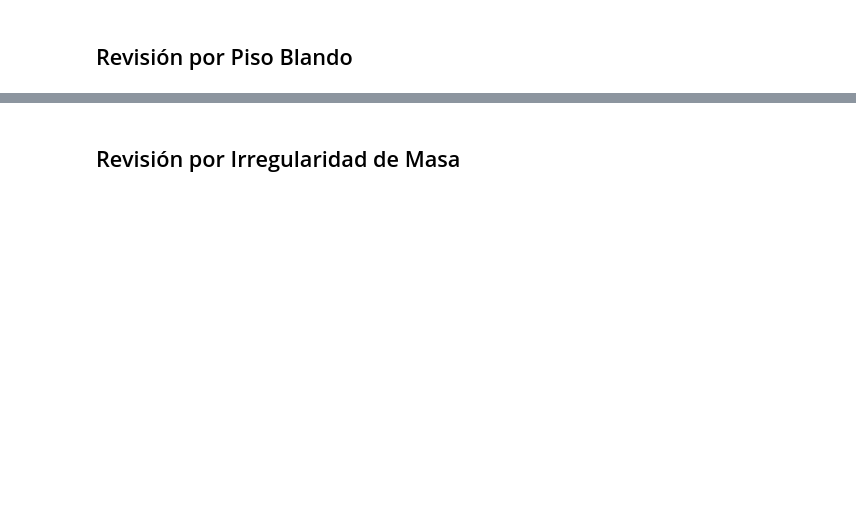
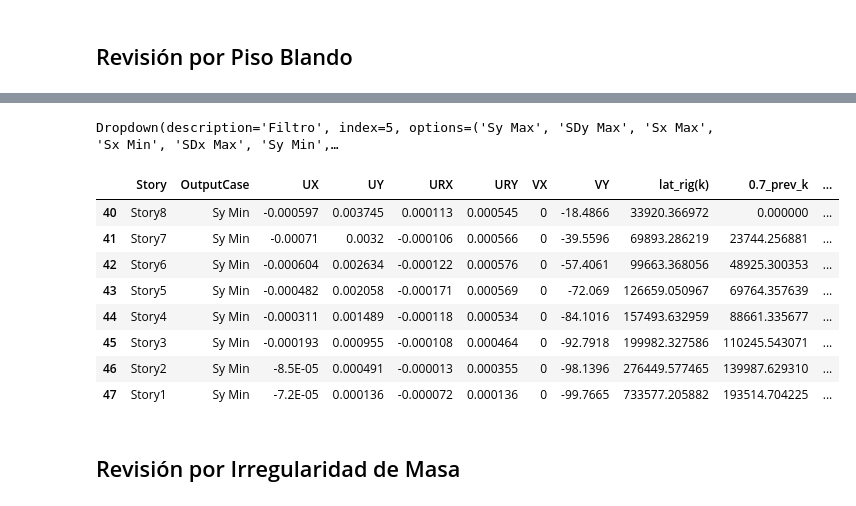
Before and after one commit to skyzizars/automatizacion_estructural, a Jupyter notebook: sismo_e030/sismo_etabs.ipynb, the cells around one changed output, grey strips where cells are left out. Drawn from its saved outputs; the diff is of its cells as text; code cells hidden in the pictures; blank space fills up the shorter version.

```diff
--- a/sismo_e030/sismo_etabs.ipynb
+++ b/sismo_e030/sismo_etabs.ipynb
@@ -133,3 +93,16 @@ sismo.piso_blando_table[sismo.piso_blando_table.OutputCase == 'Sy Min']
+# %%
+sis.show_table(sismo.piso_blando_table)
+# %% [output]
+Dropdown(description='Filtro', index=5, options=('Sy Max', 'SDy Max', 'Sx Max', 'Sx Min', 'SDx Max', 'Sy Min',…
+|  | Story | OutputCase | UX | UY | URX | URY | VX | VY | lat_rig(k) | 0.7_prev_k | ... |
+| 40 | Story8 | Sy Min | -0.000597 | 0.003745 | 0.000113 | 0.000545 | 0 | -18.4866 | 33920.366972 | 0.000000 | ... |
+| 41 | Story7 | Sy Min | -0.00071 | 0.0032 | -0.000106 | 0.000566 | 0 | -39.5596 | 69893.286219 | 23744.256881 | ... |
+| 42 | Story6 | Sy Min | -0.000604 | 0.002634 | -0.000122 | 0.000576 | 0 | -57.4061 | 99663.368056 | 48925.300353 | ... |
+| 43 | Story5 | Sy Min | -0.000482 | 0.002058 | -0.000171 | 0.000569 | 0 | -72.069 | 126659.050967 | 69764.357639 | ... |
+| 44 | Story4 | Sy Min | -0.000311 | 0.001489 | -0.000118 | 0.000534 | 0 | -84.1016 | 157493.632959 | 88661.335677 | ... |
+| 45 | Story3 | Sy Min | -0.000193 | 0.000955 | -0.000108 | 0.000464 | 0 | -92.7918 | 199982.327586 | 110245.543071 | ... |
+| 46 | Story2 | Sy Min | -8.5E-05 | 0.000491 | -0.000013 | 0.000355 | 0 | -98.1396 | 276449.577465 | 139987.629310 | ... |
+| 47 | Story1 | Sy Min | -7.2E-05 | 0.000136 | -0.000072 | 0.000136 | 0 | -99.7665 | 733577.205882 | 193514.704225 | ... |
 # %% [markdown]
 ## Revisión por Irregularidad de Masa
 # %%
```
Also changed, not shown: parts of 51 cells of this notebook, 30 other files.
